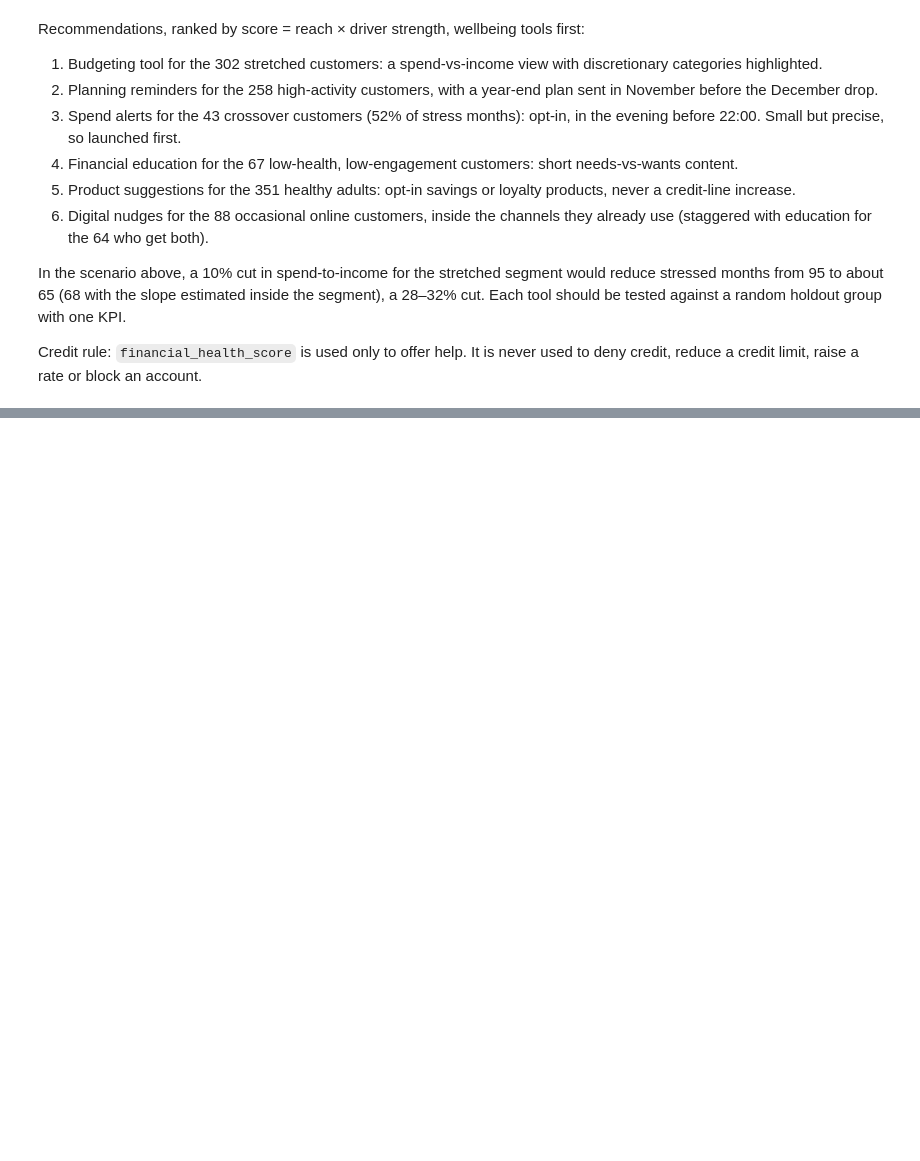
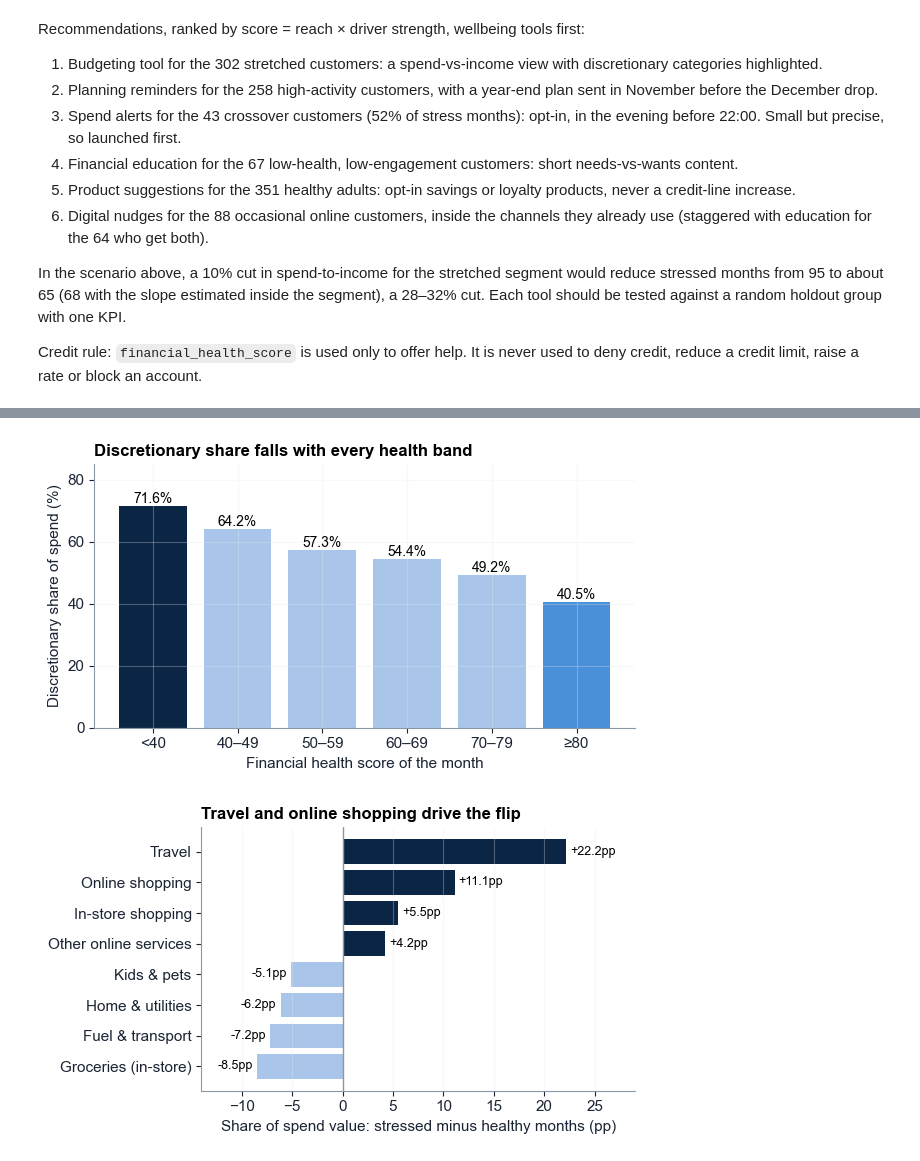
Before and after one commit to thanh-tai-435/BI10GroupYAPPERS, a Jupyter notebook: notebooks/full_pipeline.ipynb, the cells around one changed output, grey strips where cells are left out. Drawn from its saved outputs; the diff is of its cells as text; code cells hidden in the pictures; blank space fills up the shorter version.

```diff
--- a/notebooks/full_pipeline.ipynb
+++ b/notebooks/full_pipeline.ipynb
@@ -1048,0 +1090,24 @@ Credit rule: `financial_health_score` is used only to offer help. It is never us
+# %%
+# Task 1 Q2: discretionary share by health band + category shift
+b6 = pd.cut(mon.financial_health_score, [0, 40, 50, 60, 70, 80, 101], right=False, labels=["<40", "40–49", "50–59", "60–69", "70–79", "≥80"])
+disc = mon.groupby(b6, observed=True).apply(lambda d: mix(d)["discretionary_%"], include_groups=False)
+fig, ax = plt.subplots(figsize=HALF)
+bars = ax.bar(disc.index.astype(str), disc.values, color=[NAVY] + [LIGHT] * 4 + [MID])
+ax.bar_label(bars, fmt="%.1f%%", fontsize=10)
+ax.set(ylim=(0, 85), ylabel="Discretionary share of spend (%)", xlabel="Financial health score of the month",
+       title="Discretionary share falls with every health band")
+deck_save(fig, "deck_q2_gradient")
+
+share = lambda d: d.groupby("spending_category").spend_amount_vnd.sum() / d.spend_amount_vnd.sum() * 100
+shift = (share(tm[tm.financial_health_score < 40]) - share(tm[tm.financial_health_score >= 80])).sort_values()
+shift = pd.concat([shift.head(4), shift.tail(4)]).rename(index=EN_CAT)
+fig, ax = plt.subplots(figsize=HALF)
+ax.barh(shift.index, shift.values, color=[NAVY if v > 0 else LIGHT for v in shift.values])
+for y, v in enumerate(shift.values):
+    ax.text(v + (0.4 if v > 0 else -0.4), y, f"{v:+.1f}pp", va="center", ha="left" if v > 0 else "right", fontsize=9)
+ax.axvline(0, color="#8A97A6", lw=1); ax.grid(axis="y", visible=False)
+ax.set(xlim=(-14, 29), xlabel="Share of spend value: stressed minus healthy months (pp)", title="Travel and online shopping drive the flip")
+deck_save(fig, "deck_q2_shift")
+# %% [output]
+[figure, added]
+[figure, added]
```
Also changed, not shown: parts of 16 cells of this notebook, 3 other files.
